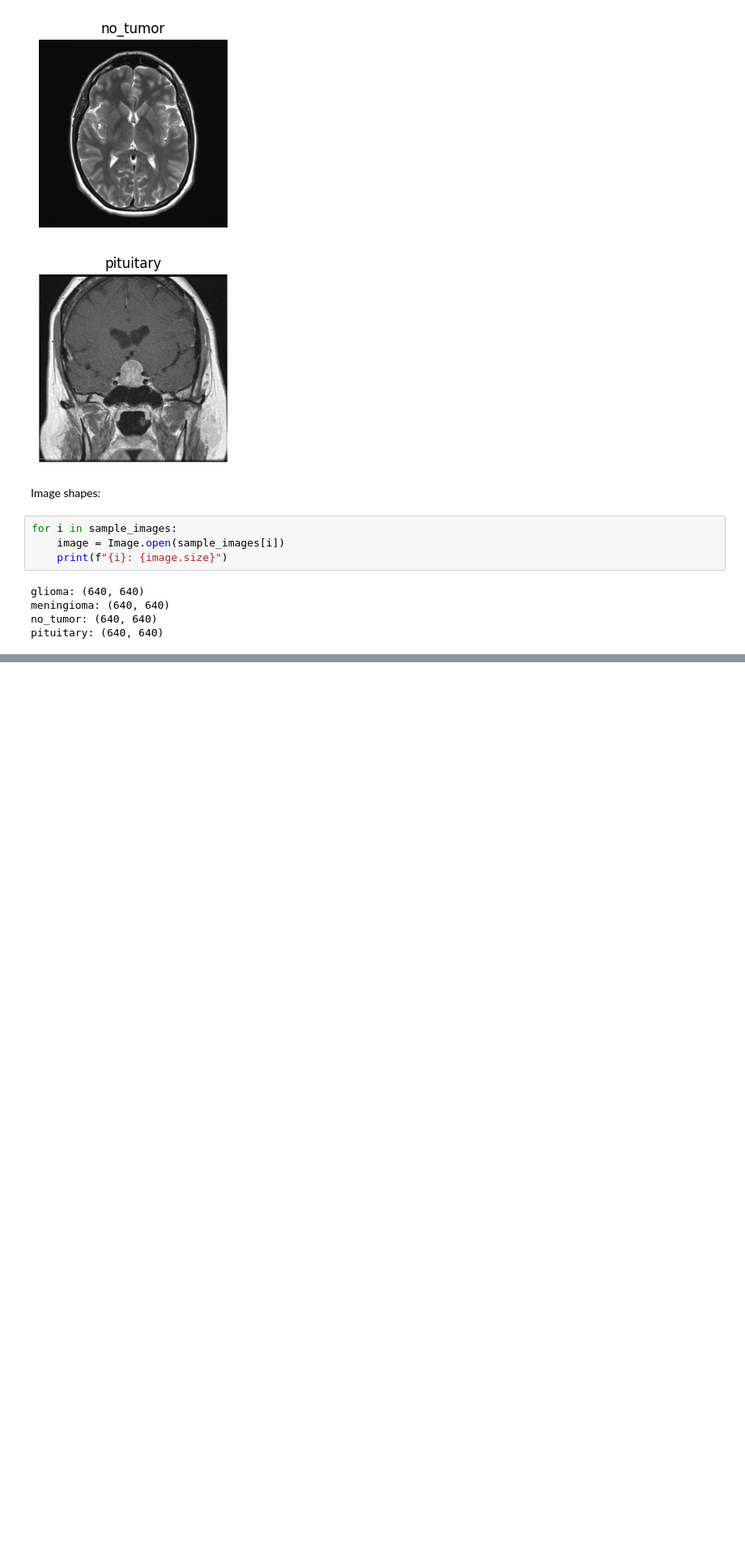
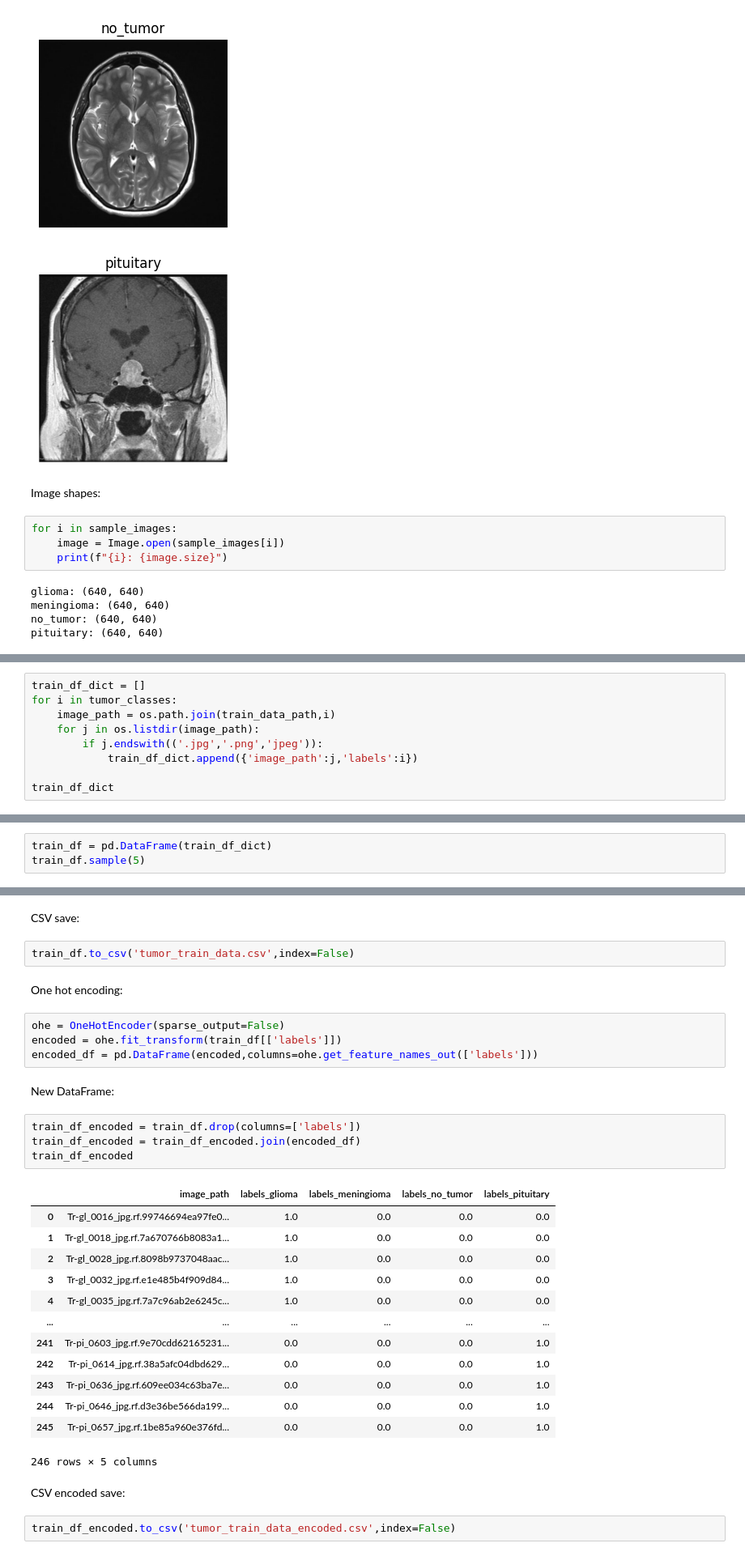
Before and after one commit to Vaisakh-Nirupam/Brain_Tumor_Detection, a Jupyter notebook: Tumor_Model.ipynb, the cells around one changed output, grey strips where cells are left out. Shown at 81% size. Cells and saved outputs as stored; diff of their text form; blank space fills up the shorter version.

Commit message:
Train Data to CSV by Extraction

```diff
--- a/Tumor_Model.ipynb
+++ b/Tumor_Model.ipynb
@@ -69,0 +84,9 @@ pituitary: (640, 640)
+# %%
+train_df_dict = []
+for i in tumor_classes:
+    image_path = os.path.join(train_data_path,i)
+    for j in os.listdir(image_path):
+        if j.endswith(('.jpg','.png','jpeg')):
+            train_df_dict.append({'image_path':j,'labels':i})
+
+train_df_dict
@@ -69,0 +113,3 @@ pituitary: (640, 640)
+# %%
+train_df = pd.DataFrame(train_df_dict)
+train_df.sample(5)
@@ -69,0 +123,34 @@ pituitary: (640, 640)
+# %% [markdown]
+CSV save:
+# %%
+train_df.to_csv('tumor_train_data.csv',index=False)
+# %% [markdown]
+One hot encoding:
+# %%
+ohe = OneHotEncoder(sparse_output=False)
+encoded = ohe.fit_transform(train_df[['labels']])
+encoded_df = pd.DataFrame(encoded,columns=ohe.get_feature_names_out(['labels']))
+# %% [markdown]
+New DataFrame:
+# %%
+train_df_encoded = train_df.drop(columns=['labels'])
+train_df_encoded = train_df_encoded.join(encoded_df)
+train_df_encoded
+# %% [output]
+|  | image_path | labels_glioma | labels_meningioma | labels_no_tumor | labels_pituitary |
+| 0 | Tr-gl_0016_jpg.rf.99746694ea97fe0... | 1.0 | 0.0 | 0.0 | 0.0 |
+| 1 | Tr-gl_0018_jpg.rf.7a670766b8083a1... | 1.0 | 0.0 | 0.0 | 0.0 |
+| 2 | Tr-gl_0028_jpg.rf.8098b9737048aac... | 1.0 | 0.0 | 0.0 | 0.0 |
+| 3 | Tr-gl_0032_jpg.rf.e1e485b4f909d84... | 1.0 | 0.0 | 0.0 | 0.0 |
+| 4 | Tr-gl_0035_jpg.rf.7a7c96ab2e6245c... | 1.0 | 0.0 | 0.0 | 0.0 |
+| ... | ... | ... | ... | ... | ... |
+| 241 | Tr-pi_0603_jpg.rf.9e70cdd62165231... | 0.0 | 0.0 | 0.0 | 1.0 |
+| 242 | Tr-pi_0614_jpg.rf.38a5afc04dbd629... | 0.0 | 0.0 | 0.0 | 1.0 |
+| 243 | Tr-pi_0636_jpg.rf.609ee034c63ba7e... | 0.0 | 0.0 | 0.0 | 1.0 |
+| 244 | Tr-pi_0646_jpg.rf.d3e36be566da199... | 0.0 | 0.0 | 0.0 | 1.0 |
+| 245 | Tr-pi_0657_jpg.rf.1be85a960e376fd... | 0.0 | 0.0 | 0.0 | 1.0 |
+246 rows × 5 columns
+# %% [markdown]
+CSV encoded save:
+# %%
+train_df_encoded.to_csv('tumor_train_data_encoded.csv',index=False)
```
Also changed, not shown: parts of 8 cells of this notebook.
